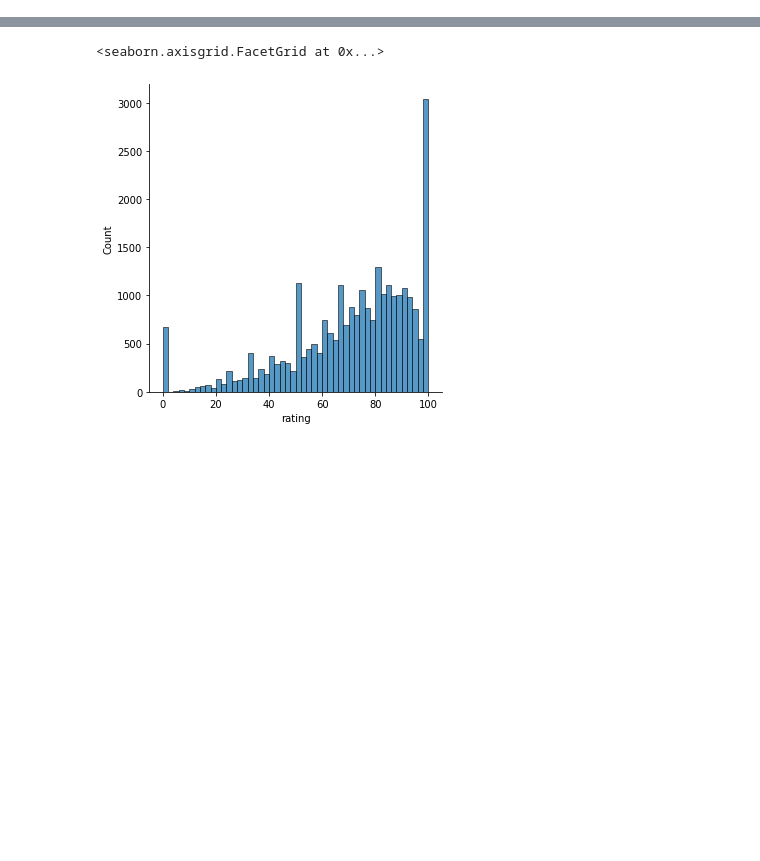
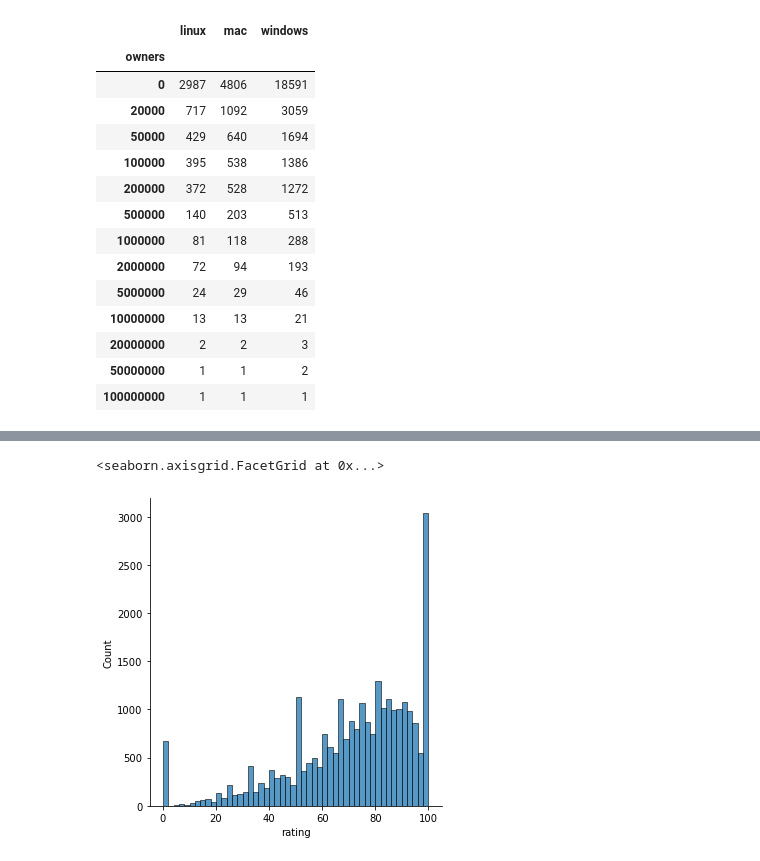
Before and after one commit to erikalira/projeto-icd, a Jupyter notebook: visualizacao_de_dados.ipynb, the cells around one changed output, grey strips where cells are left out. Cells and saved outputs as stored; diff of their text form; code cells hidden in the pictures; blank space fills up the shorter version.

```diff
--- a/visualizacao_de_dados.ipynb
+++ b/visualizacao_de_dados.ipynb
@@ -13,0 +24,19 @@ df.head()
+# %%
+df1=df.groupby("owners").sum()[["linux","mac","windows"]].sort_values("owners")
+df1
+# %% [output]
+|  | linux | mac | windows |
+| owners |  |  |  |
+| 0 | 2987 | 4806 | 18591 |
+| 20000 | 717 | 1092 | 3059 |
+| 50000 | 429 | 640 | 1694 |
+| 100000 | 395 | 538 | 1386 |
+| 200000 | 372 | 528 | 1272 |
+| 500000 | 140 | 203 | 513 |
+| 1000000 | 81 | 118 | 288 |
+| 2000000 | 72 | 94 | 193 |
+| 5000000 | 24 | 29 | 46 |
+| 10000000 | 13 | 13 | 21 |
+| 20000000 | 2 | 2 | 3 |
+| 50000000 | 1 | 1 | 2 |
+| 100000000 | 1 | 1 | 1 |
```
Also changed, not shown: parts of 12 cells of this notebook.
